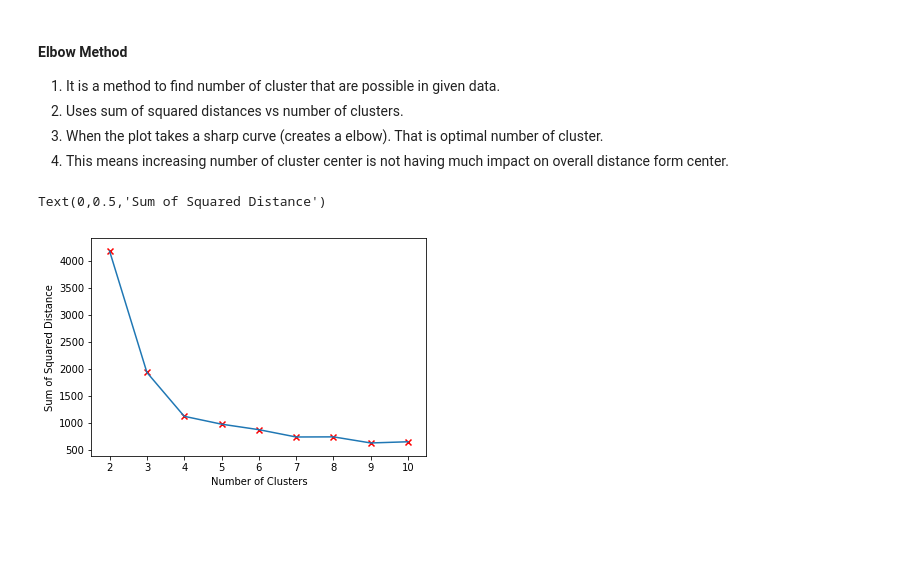
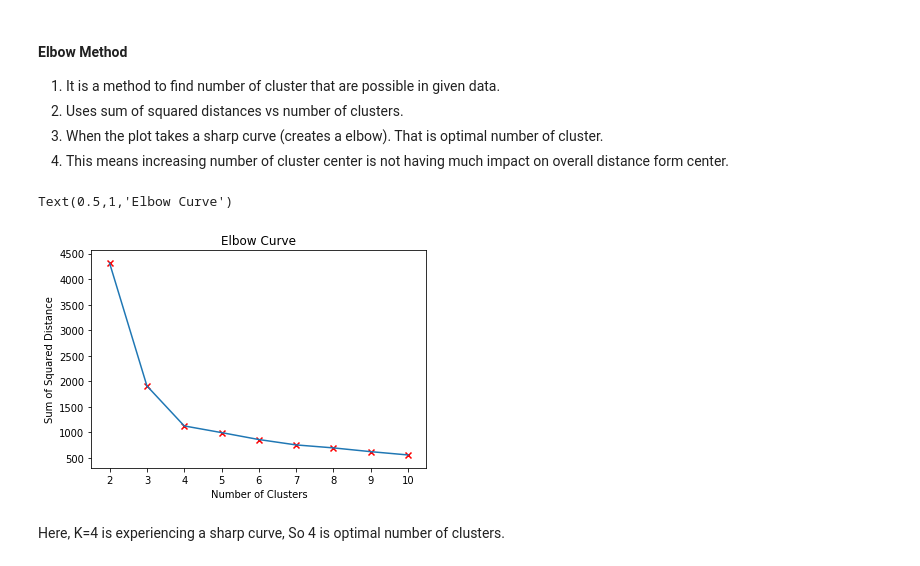
Before and after one commit to adityajn105/Al-Algos-from-Scratch, a Jupyter notebook: K-Means Clustering/Kmeans.ipynb, the cells around one changed output. Cells and saved outputs as stored; diff of their text form; code cells hidden in the pictures; blank space fills up the shorter version.

```diff
--- a/K-Means Clustering/Kmeans.ipynb
+++ b/K-Means Clustering/Kmeans.ipynb
@@ -70,7 +70,7 @@ def getRandomCenters(data,k):
     return [ (x,y) for x,y in zip(X,Y) ]
 initial_centers = getRandomCenters(X_train,4)
 # %%
-old_centers = [None,None,None,None]
+old_centers = [None]*len(initial_centers)
 i=1
 while areCentersChanged(initial_centers,old_centers):
     print(f'Iteration {i}');i+=1
@@ -123,21 +114,24 @@ adjusted_rand_score(Y_test, cluster,)
 # %%
 ssd = []
 K = [2,3,4,5,6,7,8,9,10]
 for k in K:
     new = getRandomCenters(X_train,k)
-    old = [None, None, None, None]
+    old = [None]*len(new)
     while areCentersChanged(new,old):
         old = new
         new = getNewMeans( k, X_train, new)
     cluster = getClusters(X_train,new)
     temp = 0
     for i in range(k):
         temp += np.sum( np.square(distance(X_train[cluster==i], np.array(new[i]))))
     ssd.append(temp)
 plt.plot(K,ssd)
 for k,s in zip(K,ssd): plt.scatter( k,s, marker='x', c='r' )
-plt.xlabel( 'Number of Clusters' )
-plt.ylabel( 'Sum of Squared Distance' )
+plt.xlabel('Number of Clusters')
+plt.ylabel('Sum of Squared Distance')
+plt.title('Elbow Curve')
 # %% [output]
-Text(0,0.5,'Sum of Squared Distance')
+Text(0.5,1,'Elbow Curve')
-[figure, old version]
+[figure, new version]
+# %% [markdown]
+Here, K=4 is experiencing a sharp curve, So 4 is optimal number of clusters.
```
Also changed, not shown: parts of 6 cells of this notebook, 1 other file.
